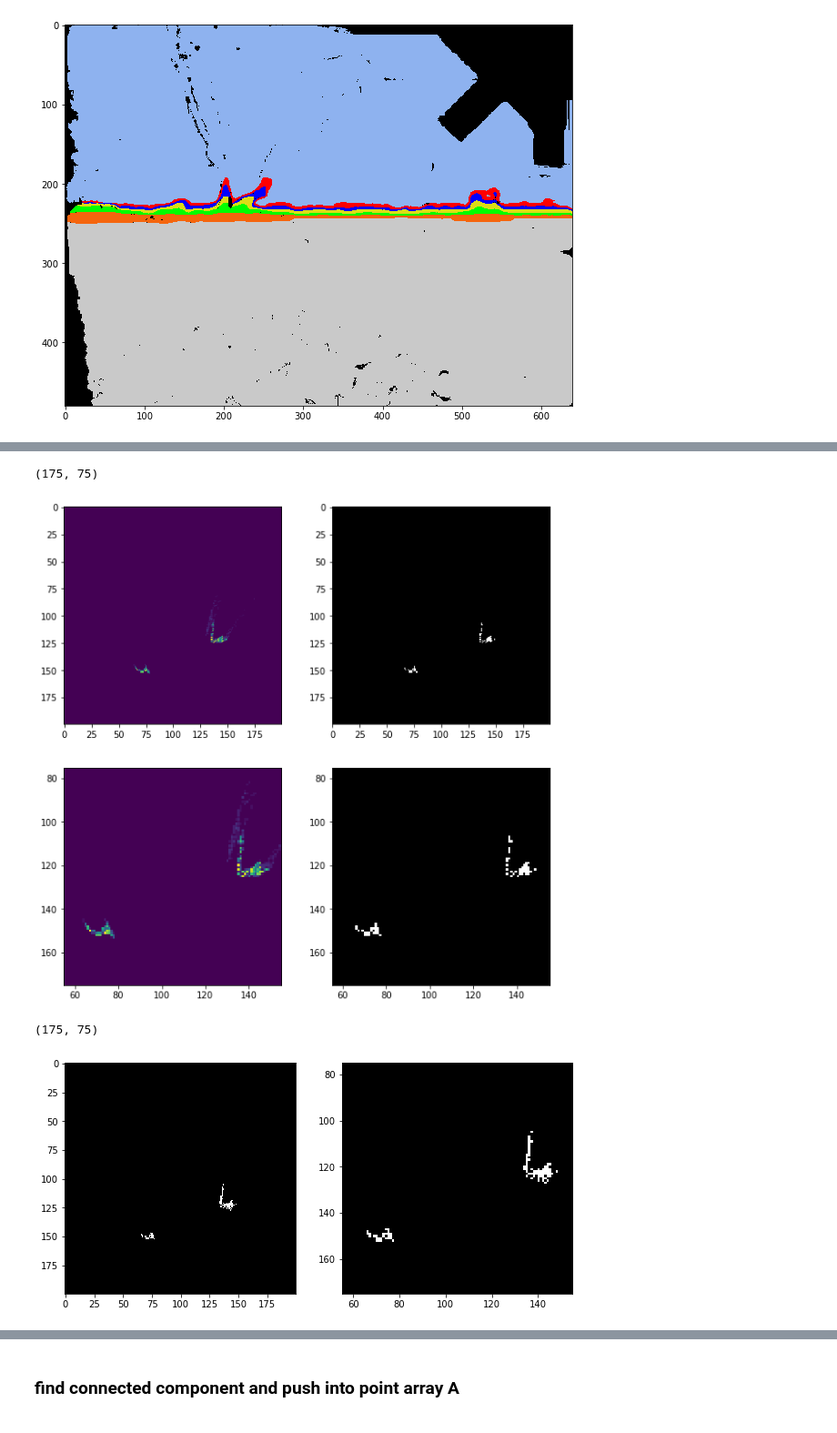
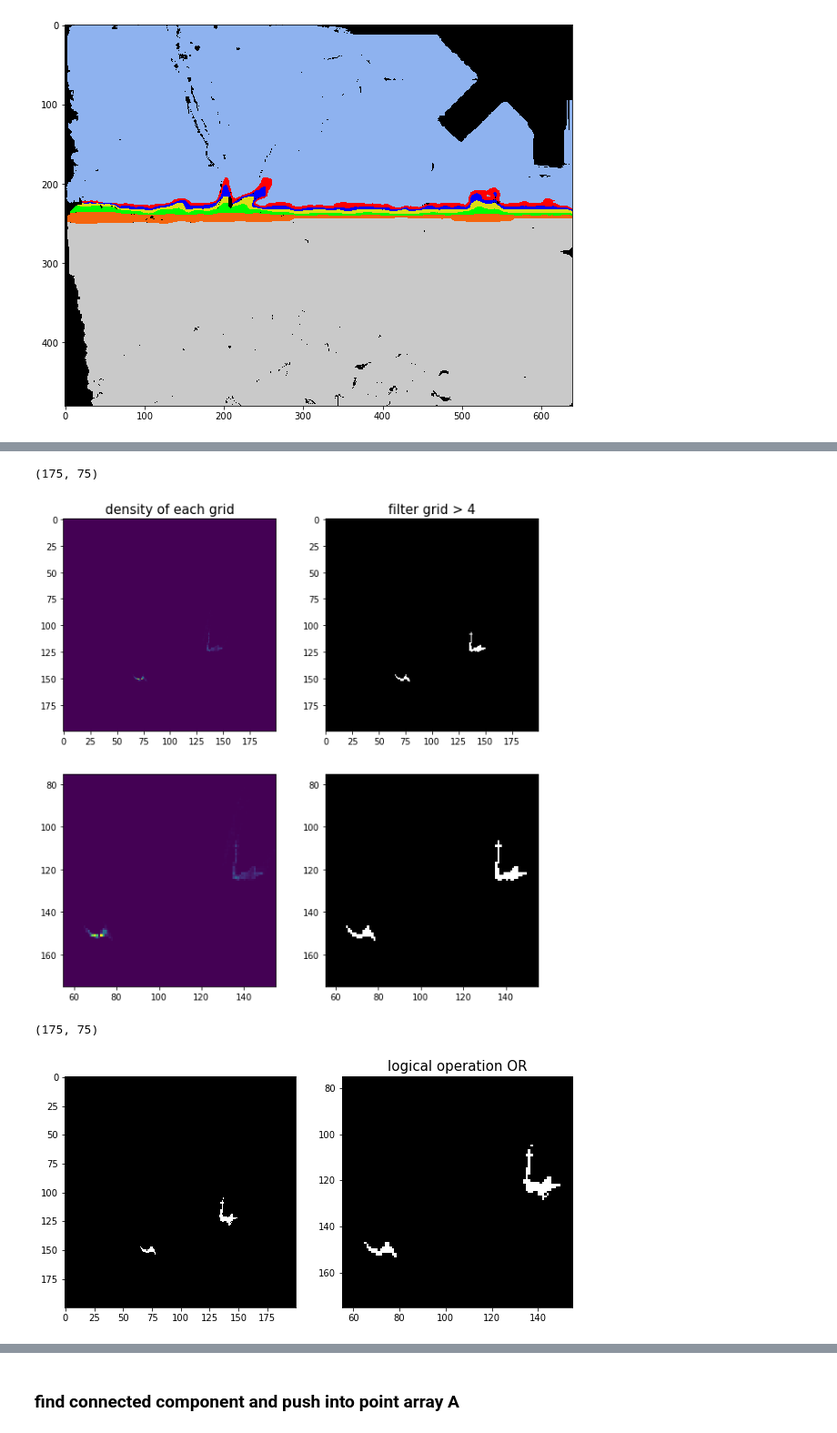
Before and after one commit to Chen-Yu-Qiang/mapping_explorer, a Jupyter notebook: jupyterNotebook/Automatic_tree_detection.ipynb, the cells around one changed output, grey strips where cells are left out. Shown: that part at 91% size. Cells and saved outputs as stored; diff of their text form; code cells hidden in the pictures.

```diff
--- a/jupyterNotebook/Automatic_tree_detection.ipynb
+++ b/jupyterNotebook/Automatic_tree_detection.ipynb
@@ -112,7 +113,7 @@ for v in range(row):#, offset+scan_height_,1
 
                 if (z_depth>50 and z_depth<6000):
                     x_depth = (u-cx_d)/fx_d*depth_Z(u,v)
-                    plane_l1[200-int(z_depth/50)][int(x_depth/50)+100]+=20
+                    plane_l1[200-int(z_depth/50)][int(x_depth/50)+100]+=1
 
     else:
         pass
@@ -122,7 +123,7 @@ subplot = fig.add_subplot(221)
 subplot.imshow(plane_l1)
 
 plane_l1_copy = np.zeros((int(10/0.05),int(10/0.05)), dtype=np.uint8)
-plane_l1_copy[plane_l1>80]=255
+plane_l1_copy[plane_l1>4]=255
 subplot = fig.add_subplot(222)
 subplot.imshow(cv2.cvtColor(plane_l1_copy, cv2.COLOR_BGR2RGB))
 
@@ -164,7 +165,7 @@ for v in range(row):#, offset+scan_height_,1
                 z_depth = depth_Z(u,v)
                 if (z_depth>50 and z_depth<6000):
                     x_depth = (u-cx_d)/fx_d*depth_Z(u,v)
-                    plane_l2[200-int(z_depth/50)][int(x_depth/50)+100]+=10
+                    plane_l2[200-int(z_depth/50)][int(x_depth/50)+100]+=1
     else:
         pass
 
@@ -173,7 +174,7 @@ subplot = fig.add_subplot(221)
 subplot.imshow(plane_l2)
 
 plane_l2_copy = np.zeros((int(10/0.05),int(10/0.05)), dtype=np.uint8)
-plane_l2_copy[plane_l2>80]=255
+plane_l2_copy[plane_l2>4]=255
 subplot = fig.add_subplot(222)
 subplot.imshow(cv2.cvtColor(plane_l2_copy, cv2.COLOR_BGR2RGB))
 
@@ -382,18 +384,20 @@ for v in range(offset, offset+scan_height_,1):#, offset+scan_height_,1
 
             if (z_depth>50 and z_depth<6000):
                 x_depth = (u-cx_d)/fx_d*depth_Z(u,v)
-                plane_l1[200-int(z_depth/50)][int(x_depth/50)+100]+=20
+                plane_l1[200-int(z_depth/50)][int(x_depth/50)+100]+=1
 
 #     else:
 #         pass
 
 fig=plt.figure(figsize=(10,10))
 subplot = fig.add_subplot(221)
+plt.gca().set_title('density of each grid', fontsize=15)
 subplot.imshow(plane_l1)
 
 plane_l1_copy = np.zeros((int(10/0.05),int(10/0.05)), dtype=np.uint8)
-plane_l1_copy[plane_l1>80]=255
+plane_l1_copy[plane_l1>4]=255
 subplot = fig.add_subplot(222)
+plt.gca().set_title('filter grid > 4', fontsize=15)
 subplot.imshow(cv2.cvtColor(plane_l1_copy, cv2.COLOR_BGR2RGB))
 
 subplot = fig.add_subplot(223)
@@ -430,7 +434,7 @@ for v in range(row):#, offset+scan_height_,1
                 z_depth = depth_Z(u,v)
                 if (z_depth>50 and z_depth<6000):
                     x_depth = (u-cx_d)/fx_d*depth_Z(u,v)
-                    plane_l2[200-int(z_depth/50)][int(x_depth/50)+100]+=10
+                    plane_l2[200-int(z_depth/50)][int(x_depth/50)+100]+=1
 #         fig,ax=plt.subplots(figsize=(10,10))
 #         plt.imshow(plane_l2)
     else:
@@ -438,11 +442,13 @@ for v in range(row):#, offset+scan_height_,1
 
 fig=plt.figure(figsize=(10,10))
 subplot = fig.add_subplot(221)
+plt.gca().set_title('density of each grid', fontsize=15)
 subplot.imshow(plane_l2)
 
 plane_l2_copy = np.zeros((int(10/0.05),int(10/0.05)), dtype=np.uint8)
-plane_l2_copy[plane_l2>80]=255
+plane_l2_copy[plane_l2>4]=255
 subplot = fig.add_subplot(222)
+plt.gca().set_title('filter grid > 4', fontsize=15)
 subplot.imshow(cv2.cvtColor(plane_l2_copy, cv2.COLOR_BGR2RGB))
 
 subplot = fig.add_subplot(223)
@@ -455,21 +461,22 @@ plt.xlim((55,155))
 plt.ylim((175,75))
 # %% [output]
 (175, 75)
-[figure, old version]
+[figure, new version]
 # %%
 hieght_or = np.zeros((int(10/0.05),int(10/0.05)), dtype=np.uint8)
 hieght_or[np.logical_or(plane_l1_copy,plane_l2_copy)]=255
 
 fig = plt.figure(figsize=(10,10))
 subplot = fig.add_subplot(121)
 subplot.imshow(cv2.cvtColor(hieght_or, cv2.COLOR_BGR2RGB))
 subplot = fig.add_subplot(122)
-subplot.imshow(cv2.cvtColor(hieght_or, cv2.COLOR_BGR2RGB))
+plt.imshow(cv2.cvtColor(hieght_or, cv2.COLOR_BGR2RGB))
+plt.title('logical operation OR', fontsize=15)
 plt.xlim((55,155))
 plt.ylim((175,75))
 # %% [output]
 (175, 75)
-[figure, old version]
+[figure, new version]
 # %%
 hieght_or = hieght_or.astype('uint8')
 kernel = np.ones((2,2), np.uint8)
```
Also changed, not shown: parts of 67 cells of this notebook.
